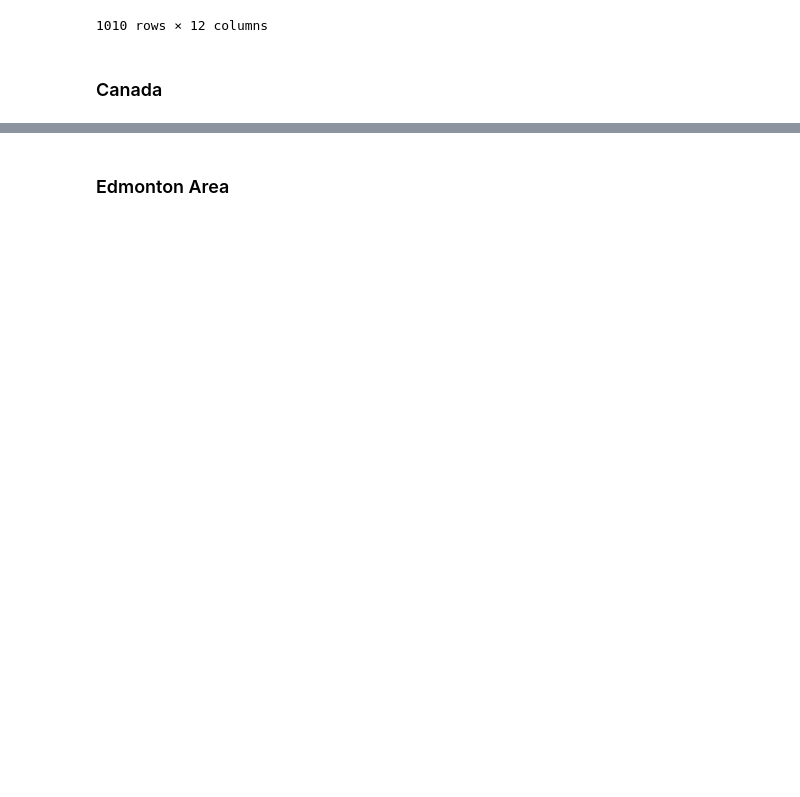
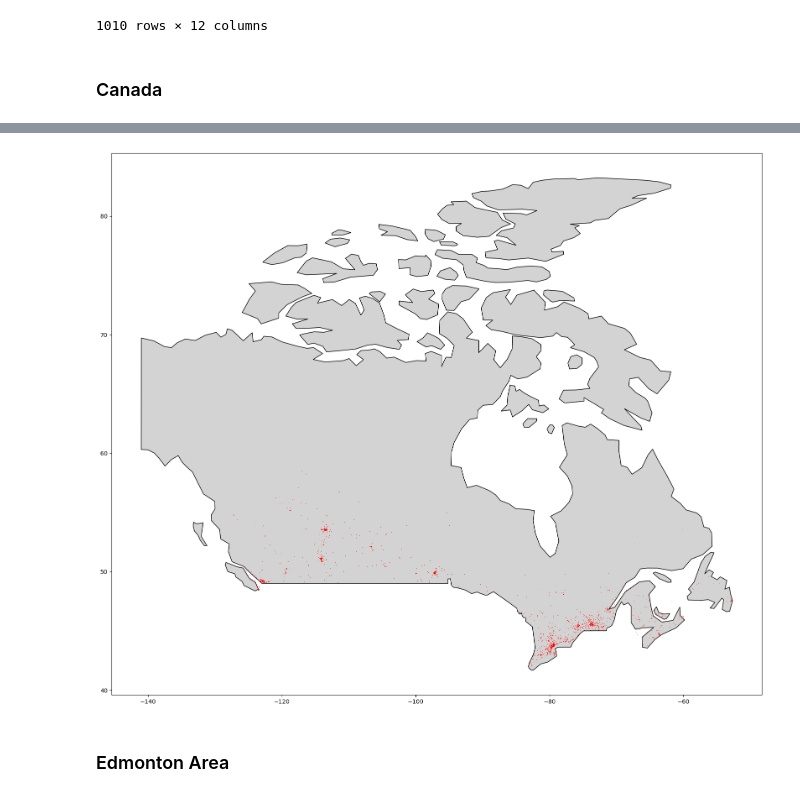
Before and after one commit to cybera/ookla-statcan-t1, a Jupyter notebook: notebooks/Soniya'sNotebook.ipynb, the cells around one changed output, grey strips where cells are left out. Drawn from its saved outputs; the diff is of its cells as text; code cells hidden in the pictures; blank space fills up the shorter version.

```diff
--- a/notebooks/Soniya'sNotebook.ipynb
+++ b/notebooks/Soniya'sNotebook.ipynb
@@ -72,3 +82,17 @@ canada_area.geometry = canada_area.buffer(50000).envelope #The StatCan CRS is in
+# %%
+plt.rcParams["figure.figsize"] = (20,20)
+world = gp.read_file(gp.datasets.get_path('naturalearth_lowres'))
+
+# We restrict to Canada.
+ax = world[world.name == 'Canada'].plot(
+    color='lightgrey', edgecolor='black')
+
+# We can now plot our ``GeoDataFrame``.
+speed_tiles.plot(ax=ax, color='red')
+
+plt.show()
+# %% [output]
+[figure, added]
 # %% [markdown]
 ### Edmonton Area
 # %%
```
Also changed, not shown: parts of 2 cells of this notebook.
